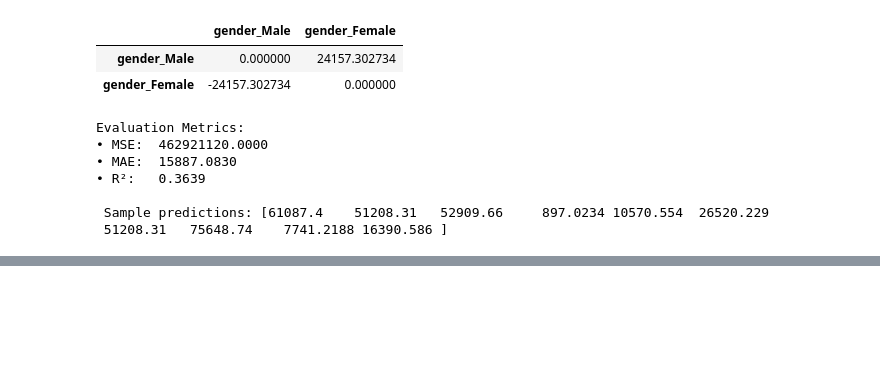
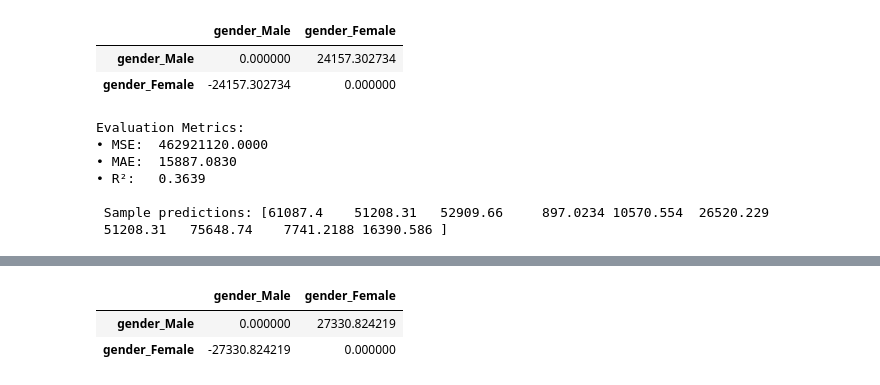
Before and after one commit to Jagoda222/HCML_2, a Jupyter notebook: David_2.ipynb, the cells around one changed output, grey strips where cells are left out. Cells and saved outputs as stored; diff of their text form; code cells hidden in the pictures; blank space fills up the shorter version.

```diff
--- a/David_2.ipynb
+++ b/David_2.ipynb
@@ -201,0 +303,12 @@ Evaluation Metrics:
+# %%
+gender_sp = pd.DataFrame(0.0, index=mean_gender_pred.keys(), columns=mean_gender_pred.keys())
+
+for i in gender_sp.index:
+  for j in gender_sp.columns:
+    gender_sp.loc[i, j] = mean_gender_pred[i] - mean_gender_pred[j]
+
+gender_sp
+# %% [output]
+|  | gender_Male | gender_Female |
+| gender_Male | 0.000000 | 27330.824219 |
+| gender_Female | -27330.824219 | 0.000000 |
```
Also changed, not shown: parts of 11 cells of this notebook.
